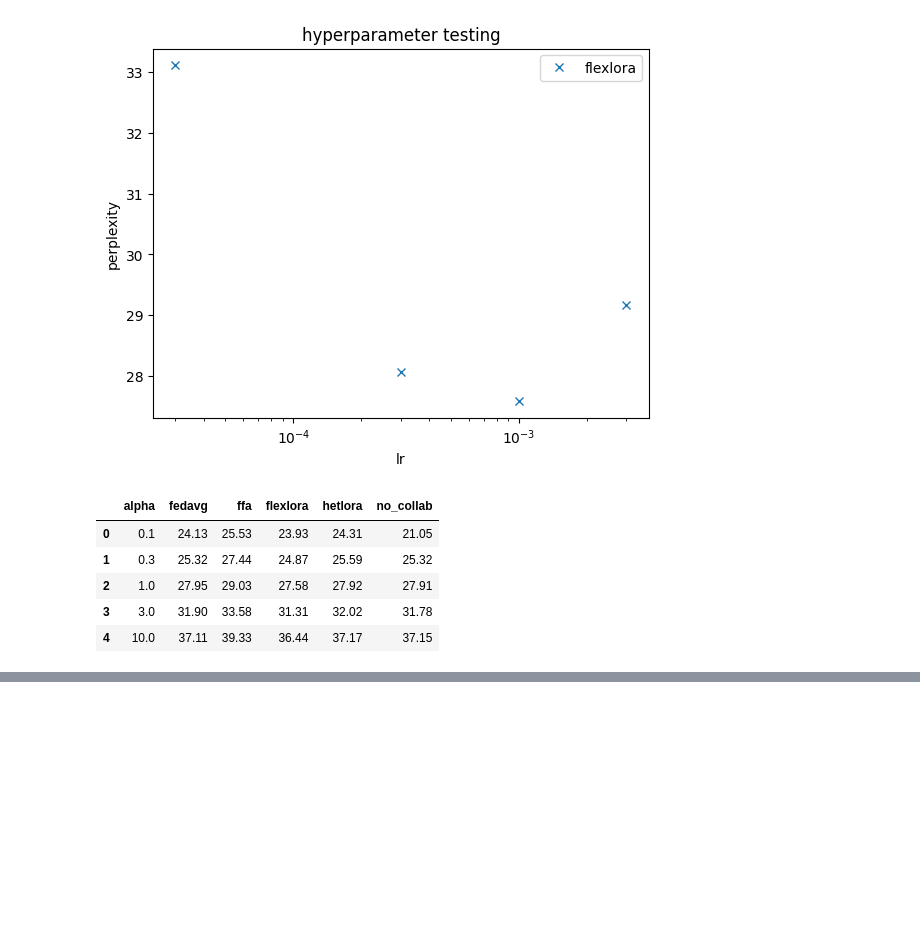
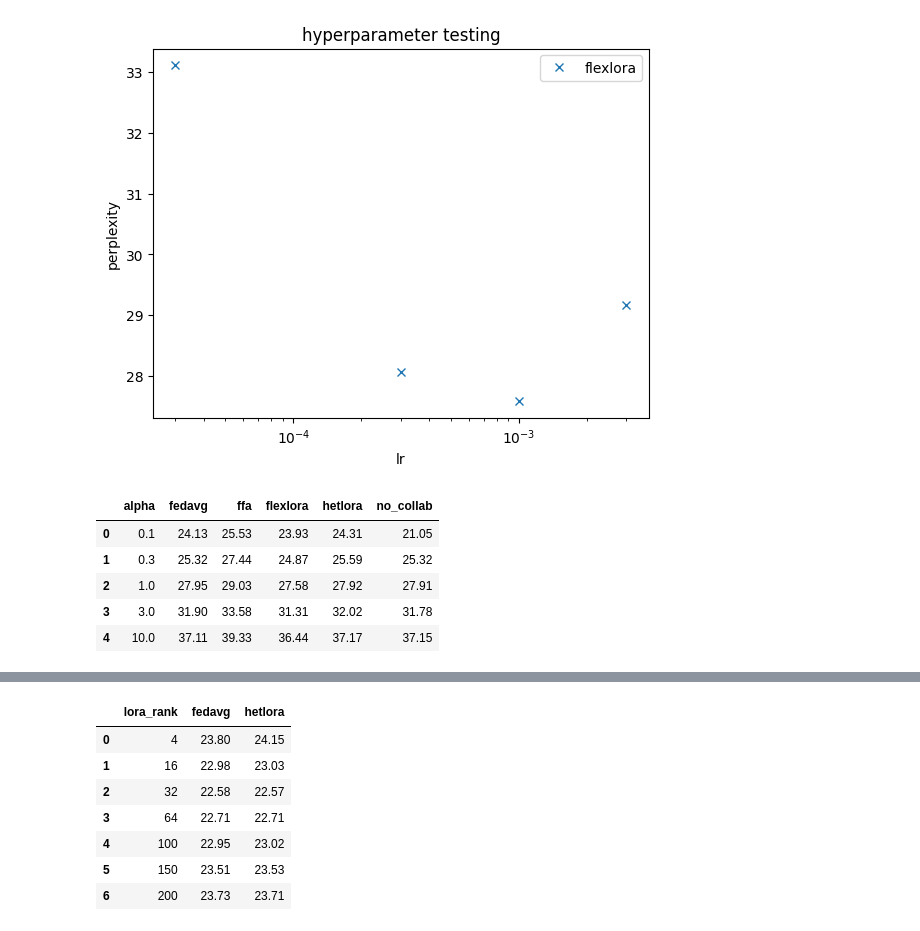
Before and after one commit to Matthew2357/project, a Jupyter notebook: first_graphs.ipynb, the cells around one changed output, grey strips where cells are left out. Saved outputs shown, nothing was run; the diff lists cells and outputs as text; code cells hidden in the pictures; blank space fills up the shorter version.

```diff
--- a/first_graphs.ipynb
+++ b/first_graphs.ipynb
@@ -184,0 +193,11 @@ plt.show()
+# %%
+df_ranks
+# %% [output]
+|  | lora_rank | fedavg | hetlora |
+| 0 | 4 | 23.80 | 24.15 |
+| 1 | 16 | 22.98 | 23.03 |
+| 2 | 32 | 22.58 | 22.57 |
+| 3 | 64 | 22.71 | 22.71 |
+| 4 | 100 | 22.95 | 23.02 |
+| 5 | 150 | 23.51 | 23.53 |
+| 6 | 200 | 23.73 | 23.71 |
```
Also changed, not shown: parts of 6 cells of this notebook, 3 other files.
